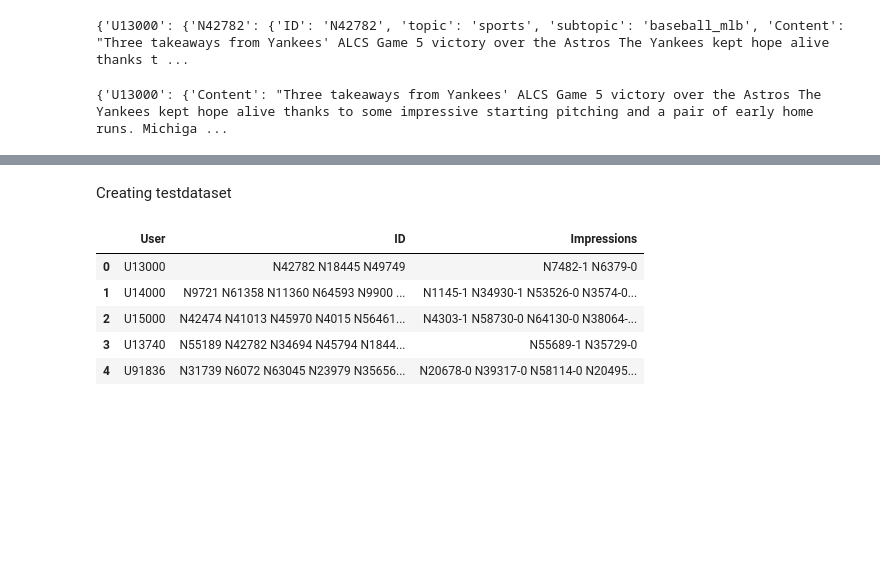
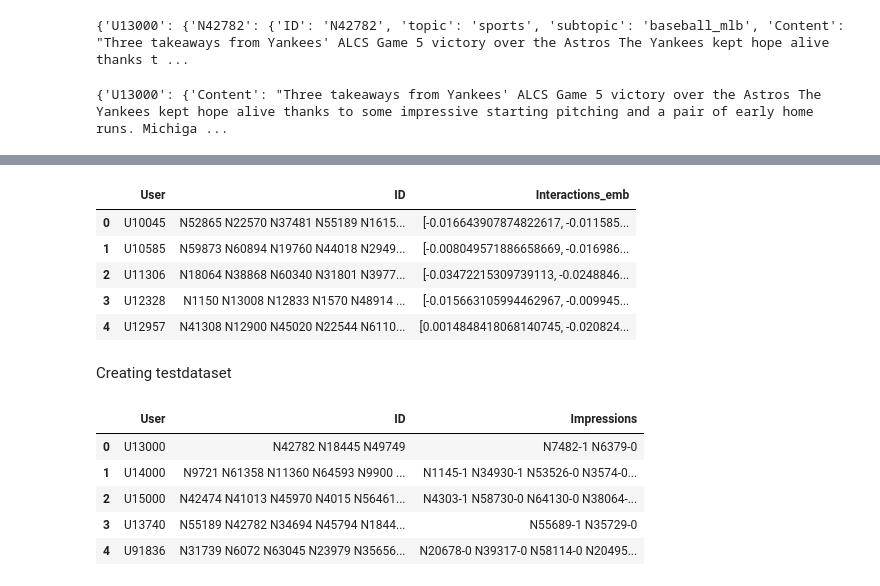
Before and after one commit to krisbara/GPT-Recommender-systems, a Jupyter notebook: data_preprocessing.ipynb, the cells around one changed output, grey strips where cells are left out. Cells and saved outputs as stored; diff of their text form; code cells hidden in the pictures; blank space fills up the shorter version.

```diff
--- a/data_preprocessing.ipynb
+++ b/data_preprocessing.ipynb
@@ -166,6 +171,16 @@ users_emb_embeddings = users_embeddings.merge(interactions_sorted, on='User')
 users_emb_embeddings = users_emb_embeddings[['User', 'ID', 'Interactions_emb']]
 # %%
 users_emb_embeddings.to_csv('data_embeddings/users_emb_test.csv', index= False)
+# %%
+users = pd.read_csv("data_embeddings/users_emb_test.csv", sep=',') #document with news description
+users.head()
+# %% [output]
+|  | User | ID | Interactions_emb |
+| 0 | U10045 | N52865 N22570 N37481 N55189 N1615... | [-0.016643907874822617, -0.011585... |
+| 1 | U10585 | N59873 N60894 N19760 N44018 N2949... | [-0.008049571886658669, -0.016986... |
+| 2 | U11306 | N18064 N38868 N60340 N31801 N3977... | [-0.03472215309739113, -0.0248846... |
+| 3 | U12328 | N1150 N13008 N12833 N1570 N48914 ... | [-0.015663105994462967, -0.009945... |
+| 4 | U12957 | N41308 N12900 N45020 N22544 N6110... | [0.0014848418068140745, -0.020824... |
 # %% [markdown]
 Creating testdataset
 # %%
```
Also changed, not shown: parts of 8 cells of this notebook, 2 other files.
